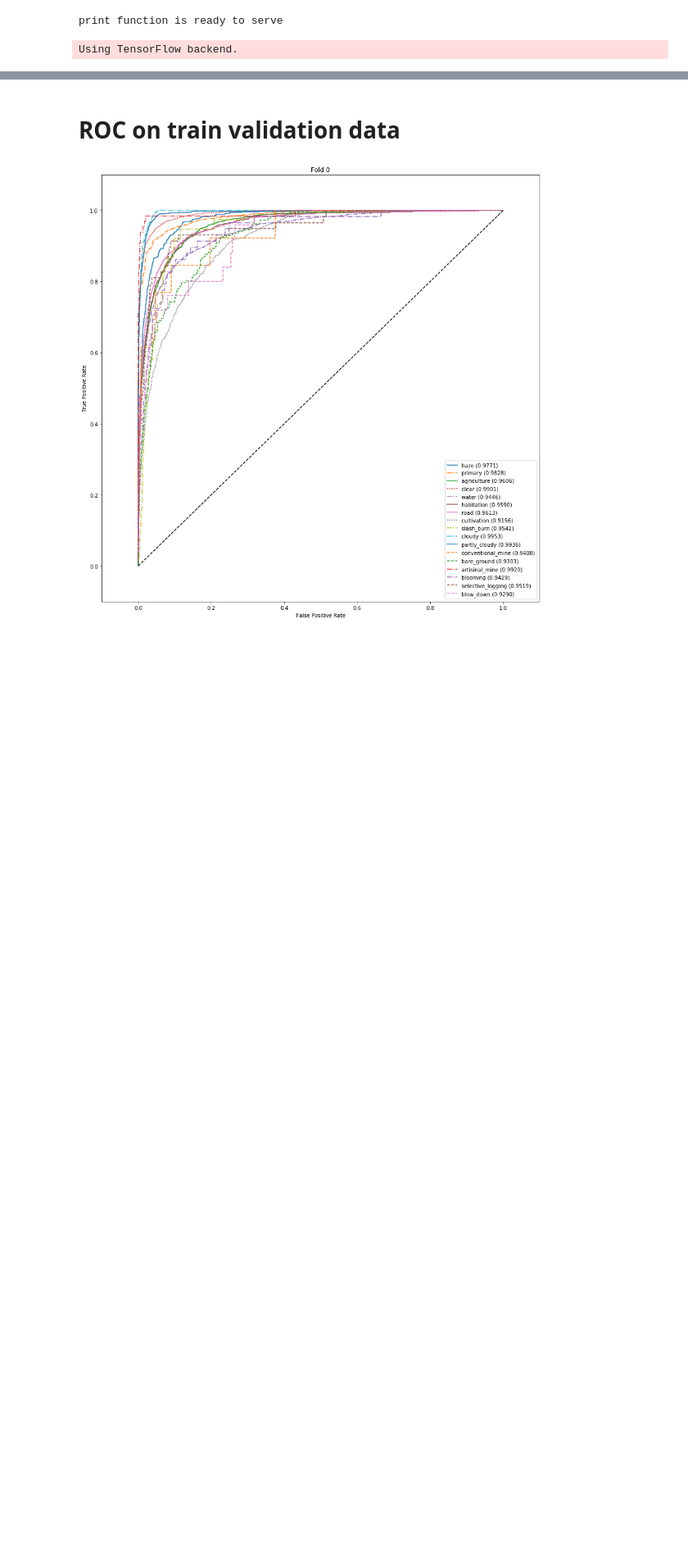
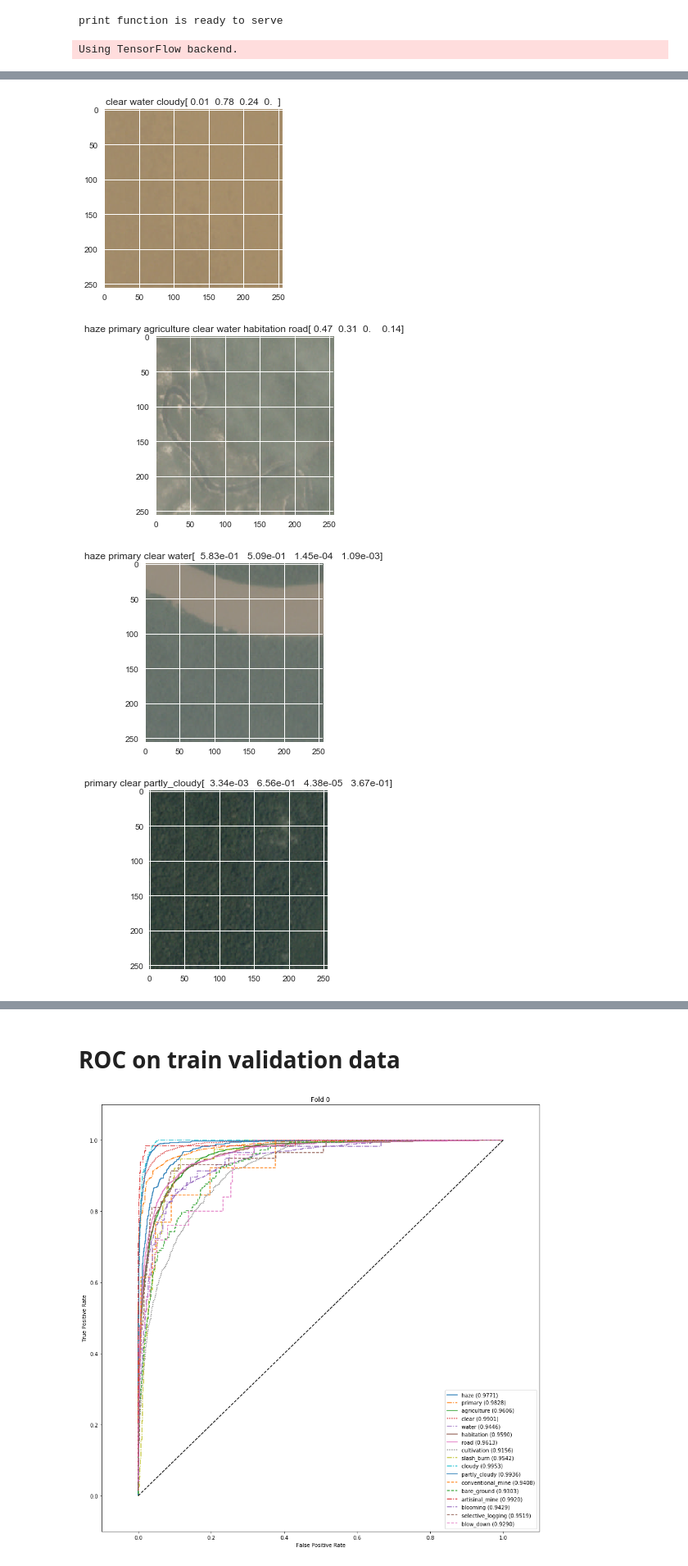
Before and after one commit to kylinorange/kaggle-planet, a Jupyter notebook: notebooks/Ensemble.ipynb, the cells around one changed output, grey strips where cells are left out. Shown at 82% size. Saved outputs shown, nothing was run; the diff lists cells and outputs as text; code cells hidden in the pictures; blank space fills up the shorter version.

```diff
--- a/Ensemble.ipynb
+++ b/notebooks/Ensemble.ipynb
@@ -71,0 +114,15 @@ result.to_csv('submission.v13.avgens.csv', index = None)
+# %%
+pred = pred_sum
+weather = pred[:,[0,3,9,10]]
+for i in range(5):
+    index = random.randint(0, len(mask_idx))
+    plt.figure()
+    plt.imshow(load_test_image(mask_idx[index]))
+    plt.title(tags.pred_to_tags(pred[mask_idx[index]]) + np.array_str(weather[mask_idx[index]], precision = 2))
+
+# haze, clear, cloudy, partly-cloudy
+# %% [output]
+[figure, added]
+[figure, added]
+[figure, added]
+[figure, added]
```
Also changed, not shown: parts of 18 cells of this notebook, 27 other files.
